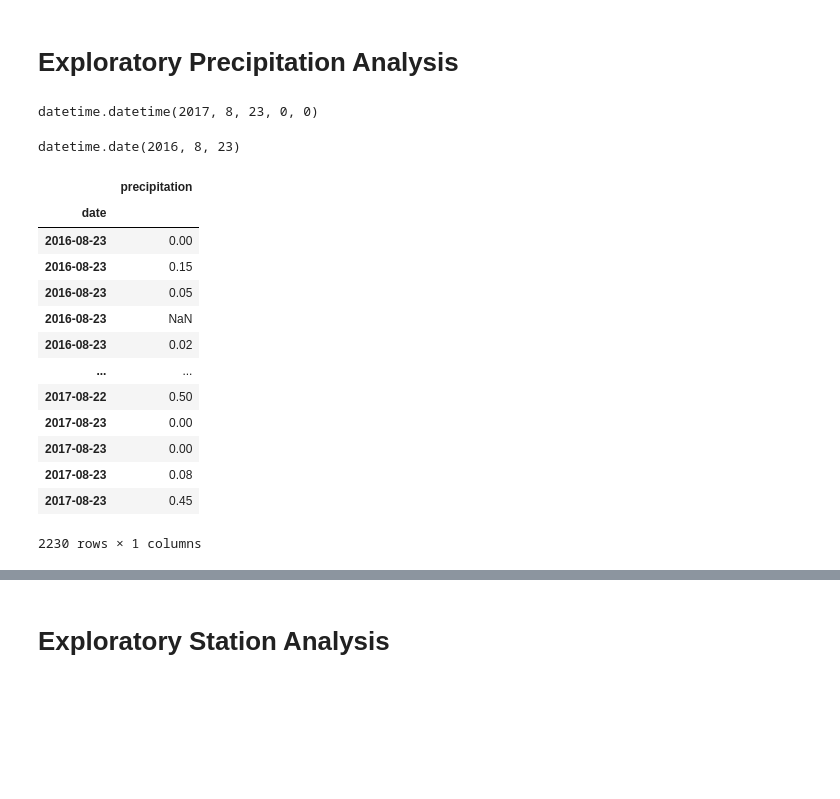
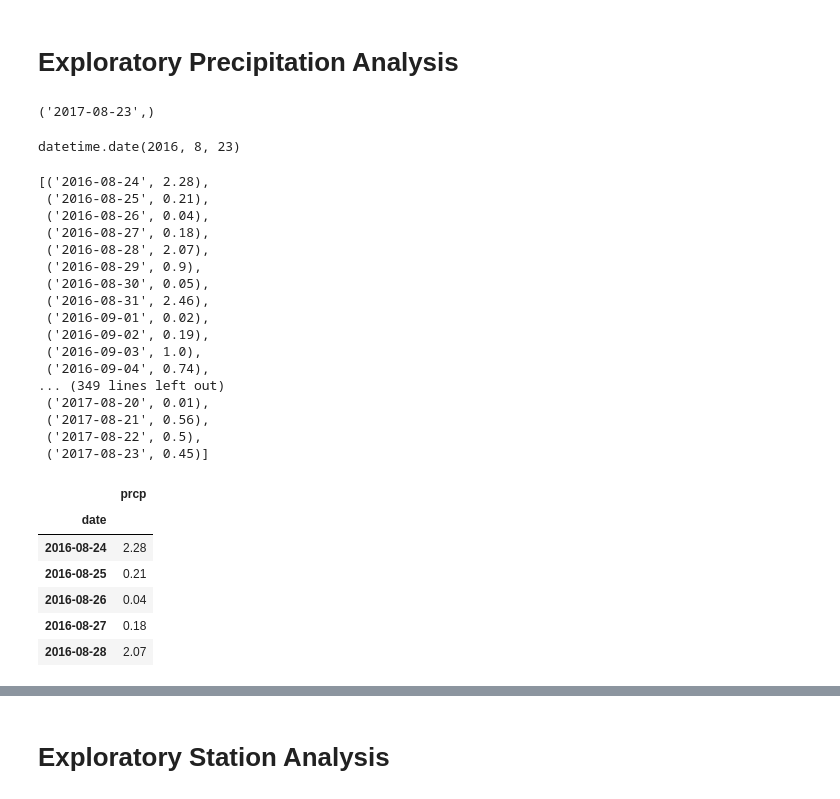
Before and after one commit to nlepley1230/sqlalchemy-challenge, a Jupyter notebook: climate_starter.ipynb, the cells around one changed output, grey strips where cells are left out. Saved outputs shown, nothing was run; the diff lists cells and outputs as text; code cells hidden in the pictures; blank space fills up the shorter version.

```diff
--- a/climate_starter.ipynb
+++ b/climate_starter.ipynb
@@ -20,8 +20,8 @@ from sqlalchemy import create_engine, func
 engine = create_engine("sqlite:///hawaii.sqlite")
 # %%
 # reflect an existing database into a new model
-base= automap_base()
+Base= automap_base()
 # reflect the tables
-base.prepare(engine, reflect = True)
+Base.prepare(engine, reflect = True)
 # %%
 # View all of the classes that automap found
@@ -30,8 +30,8 @@ base.classes.keys()
 ['measurement', 'station']
 # %%
 # Save references to each table
-measurement = base.classes.measurement
-station = base.classes.station
+Measurement = Base.classes.measurement
+Station = Base.classes.station
 # %%
 # Create our session (link) from Python to the DB
 session = Session(engine)
@@ -39,10 +39,10 @@ session = Session(engine)
 # Exploratory Precipitation Analysis
 # %%
 # Find the most recent date in the data set.
-last_date = session.query(measurement.date).order_by(measurement.date.desc()).first()
-last_date
+latest_date = session.query(Measurement.date).order_by(Measurement.date.desc()).first()
+latest_date
 # %% [output]
-datetime.datetime(2017, 8, 23, 0, 0)
+('2017-08-23',)
 # %%
 # Design a query to retrieve the last 12 months of precipitation data and plot the results.
 # Starting from the most recent data point in the database.
@@ -54,28 +54,41 @@ one_year_ago
 datetime.date(2016, 8, 23)
 # %%
 # Perform a query to retrieve the data and precipitation scores
-precipitation_data = session.query(measurement.date, measurement.prcp).\
-    filter(measurement.date >= one_year_ago).\
-    order_by(measurement.date).all()
+precipitation_data = (session.query(Measurement.date,func.max(Measurement.prcp))
+                  .filter(func.strftime('%Y-%m-%d',Measurement.date) > one_year_ago)
+                  .group_by(Measurement.date)
+                  .all())
+precipitation_data
+# %% [output]
+[('2016-08-24', 2.28),
+ ('2016-08-25', 0.21),
+ ('2016-08-26', 0.04),
+ ('2016-08-27', 0.18),
+ ('2016-08-28', 2.07),
+ ('2016-08-29', 0.9),
+ ('2016-08-30', 0.05),
+ ('2016-08-31', 2.46),
+ ('2016-09-01', 0.02),
+ ('2016-09-02', 0.19),
+ ('2016-09-03', 1.0),
+ ('2016-09-04', 0.74),
+... (349 lines left out)
+ ('2017-08-20', 0.01),
+ ('2017-08-21', 0.56),
+ ('2017-08-22', 0.5),
+ ('2017-08-23', 0.45)]
 # %%
 # Save the query results as a Pandas DataFrame and set the index to the date column
-climate_df = pd.DataFrame(precipitation_data,columns=['date', 'precipitation'])
-climate_df['date'] =pd.to_datetime(climate_df.date)
-climate_df.set_index('date', inplace=True)
+precipitation_df = pd.DataFrame(precipitation_data, columns=['date', 'prcp'])
+precipitation_df.set_index('date',inplace=True)
+precipitation_df.head()
 # %% [output]
-|  | precipitation |
+|  | prcp |
 | date |  |
-| 2016-08-23 | 0.00 |
-| 2016-08-23 | 0.15 |
-| 2016-08-23 | 0.05 |
-| 2016-08-23 | NaN |
-| 2016-08-23 | 0.02 |
-| ... | ... |
-| 2017-08-22 | 0.50 |
-| 2017-08-23 | 0.00 |
-| 2017-08-23 | 0.00 |
-| 2017-08-23 | 0.08 |
-| 2017-08-23 | 0.45 |
+| 2016-08-24 | 2.28 |
+| 2016-08-25 | 0.21 |
+| 2016-08-26 | 0.04 |
+| 2016-08-27 | 0.18 |
+| 2016-08-28 | 2.07 |
-2230 rows × 1 columns
 # %%
 # Sort the dataframe by date
```
Also changed, not shown: parts of 12 cells of this notebook.
